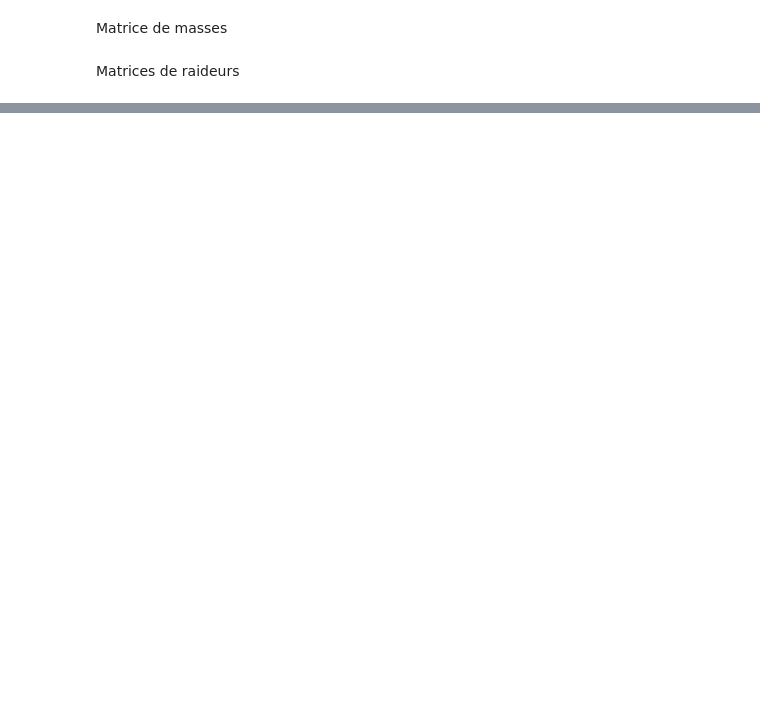
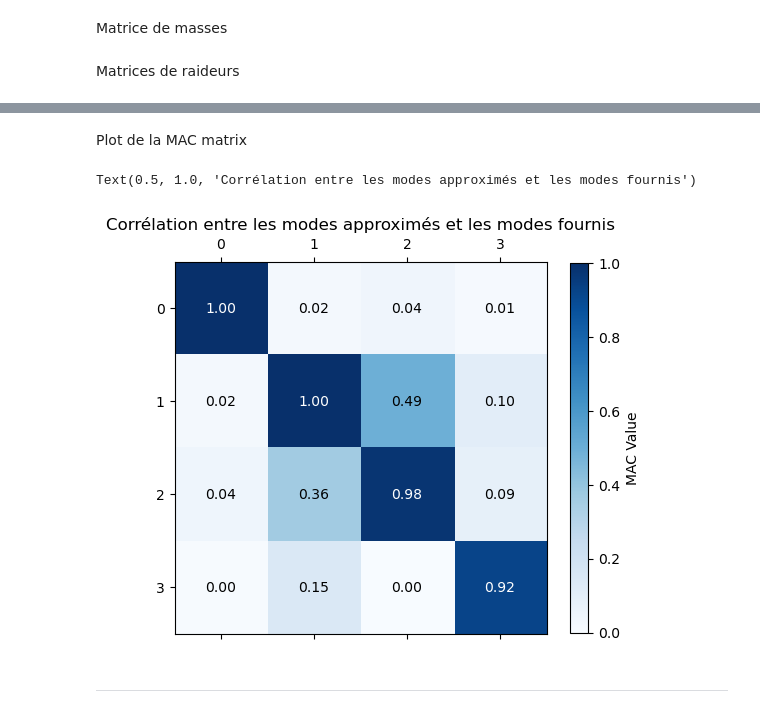
Before and after one commit to tomBeauve/DSM-Projects-code, a Jupyter notebook: Projet 4/Project4.ipynb, the cells around one changed output, grey strips where cells are left out. Saved outputs shown, nothing was run; the diff lists cells and outputs as text; code cells hidden in the pictures; blank space fills up the shorter version.

```diff
--- a/Projet 4/Project4.ipynb
+++ b/Projet 4/Project4.ipynb
@@ -146,0 +244,15 @@ plt.plot(x_plot, U_ritz, 'g')
+# %%
+N_rr = 10
+
+nb_points = 13
+
+M = Mass(N_rr)
+K = Stiff(N_rr)
+freq, q = eig(K, M)
+sorted_indices = np.argsort(np.abs(np.sqrt(w)))
+q = q[:, sorted_indices]
+
+phi_ritz = np.zeros((4, nb_points))
+
+for m in range(0, 4):
+    phi_ritz[m, :] = modeshape(m, N_rr, q, length, nb_points)  # m-ieme mode
@@ -146,0 +261,8 @@ plt.plot(x_plot, U_ritz, 'g')
+# %%
+phi_simu = np.zeros((len(modes_data[0]), len(modes_data)))
+
+for m in range(0, 4):
+    phi_simu[m, :] = modes_data[:, m] / modes_data[0, m]
+    phi_simu[m, :len(phi_simu[m]) - 1] = np.delete(phi_simu[m, :], 4)
+
+phi_simu = phi_simu[:, :-1]
@@ -146,0 +271,28 @@ plt.plot(x_plot, U_ritz, 'g')
+# %%
+mac_matrix = np.zeros((4, 4))
+
+for m1 in range(4):
+    for m2 in range(4):
+        mac_matrix[m1, m2] = (np.abs(np.dot(phi_ritz[m1], phi_simu[m2]))**2 /
+                              (np.dot(phi_ritz[m1], phi_ritz[m1]) * np.dot(phi_simu[m2], phi_simu[m2])))
+# %% [markdown]
+Plot de la MAC matrix
+# %%
+fig, ax = plt.subplots(figsize=(6, 6))
+cax = ax.matshow(mac_matrix, cmap='Blues', vmin=0, vmax=1)
+
+# Add colorbar
+cbar = fig.colorbar(cax, shrink=0.8)
+cbar.set_label('MAC Value')
+
+# Add values to each cell
+for (i, j), value in np.ndenumerate(mac_matrix):
+    ax.text(j, i, f'{value:.2f}', ha='center', va='center',
+            color='white' if value > 0.5 else 'black')
+
+ax.set_title("Corrélation entre les modes approximés et les modes fournis")
+# %% [output]
+Text(0.5, 1.0, 'Corrélation entre les modes approximés et les modes fournis')
+[figure, added]
+# %% [markdown]
+---
```
Also changed, not shown: parts of 33 cells of this notebook.
